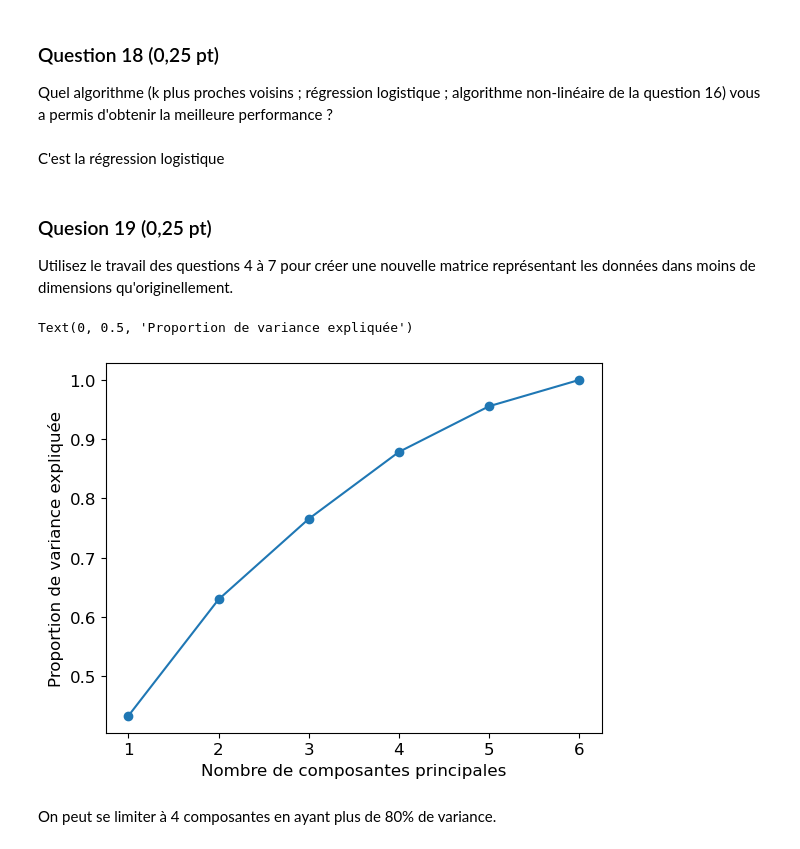
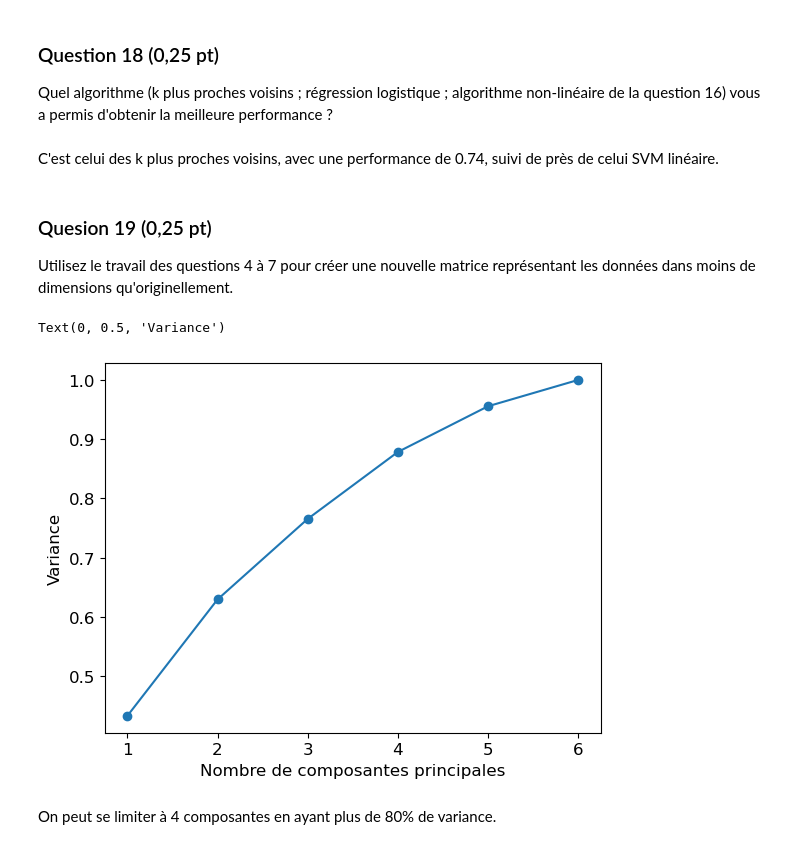
Before and after one commit to ArthurCLi/sdd, a Jupyter notebook: Projet_Climaud.ipynb, the cells around one changed output. Saved outputs shown, nothing was run; the diff lists cells and outputs as text; code cells hidden in the pictures.

```diff
--- a/Projet_Climaud.ipynb
+++ b/Projet_Climaud.ipynb
@@ -455,21 +469,21 @@ Nous allons maintenant évaluer l'impact d'une réduction de dimension sur la qu
 ### Question 18 (0,25 pt)
 Quel algorithme (k plus proches voisins ; régression logistique ; algorithme non-linéaire de la question 16) vous a permis d'obtenir la meilleure performance ?
 # %% [markdown]
-C'est la régression logistique
+C'est celui des k plus proches voisins, avec une performance de 0.74, suivi de près de celui SVM linéaire.
 # %% [markdown]
 ### Quesion 19 (0,25 pt)
 Utilisez le travail des questions 4 à 7 pour créer une nouvelle matrice représentant les données dans moins de dimensions qu'originellement.
 # %%
 # Projection sur deux composantes
 pca = decomposition.PCA(n_components=6)
 pca.fit(X_scaled)
 plt.plot(np.arange(1, 7), np.cumsum(pca.explained_variance_ratio_), marker='o')
 
 plt.xlabel("Nombre de composantes principales")
-plt.ylabel("Proportion de variance expliquée")
+plt.ylabel("Variance")
 # %% [output]
-Text(0, 0.5, 'Proportion de variance expliquée')
+Text(0, 0.5, 'Variance')
-[figure, old version]
+[figure, new version]
 # %% [markdown]
 On peut se limiter à 4 composantes en ayant plus de 80% de variance.
 # %%
```
Also changed, not shown: parts of 6 cells of this notebook.
